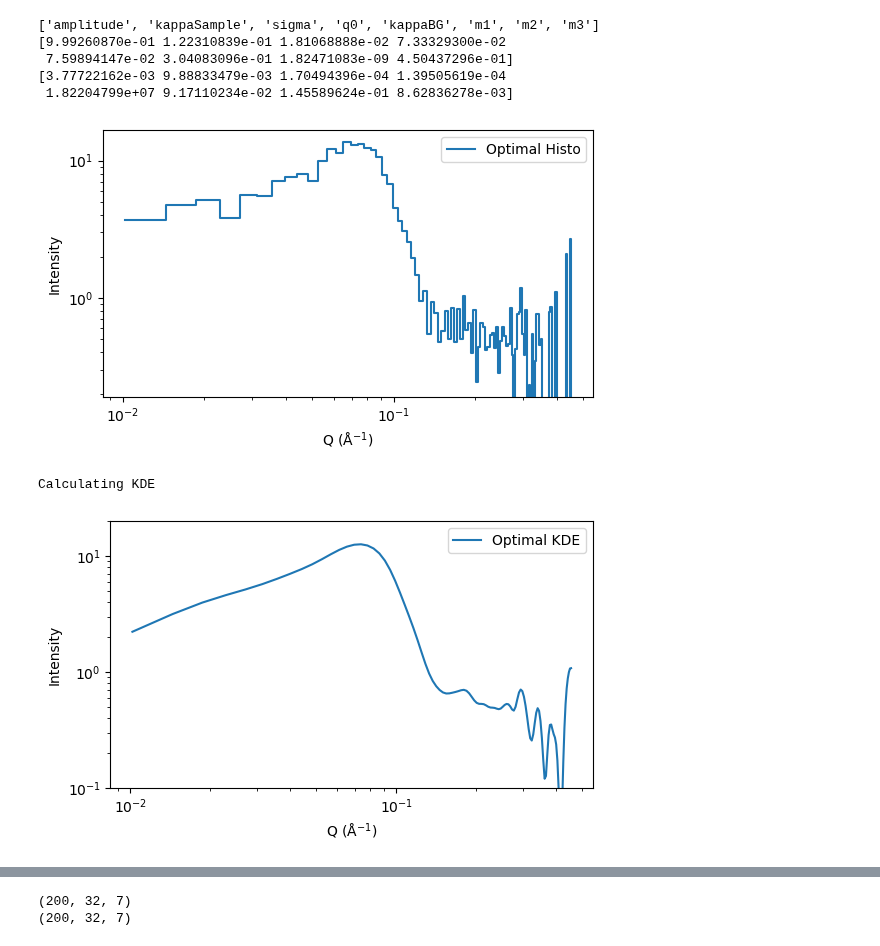
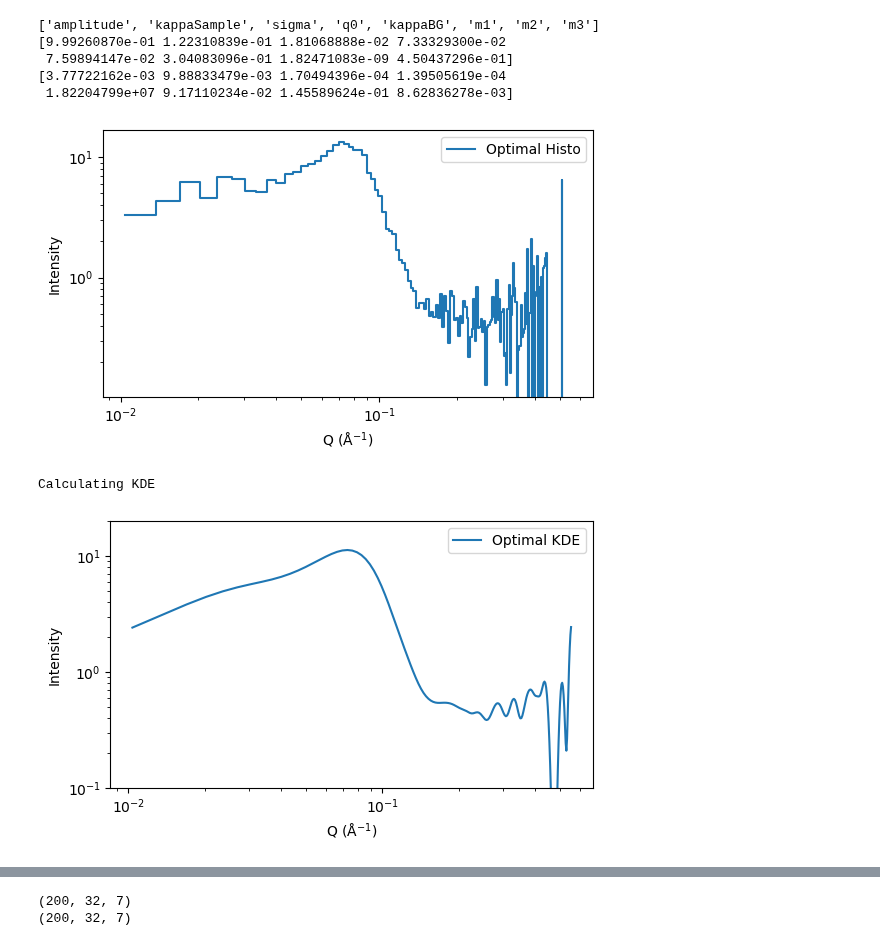
Before and after one commit to localoptimum/emtk, a Jupyter notebook: sans2d-testing.ipynb, the cells around one changed output, grey strips where cells are left out. Saved outputs shown, nothing was run; the diff lists cells and outputs as text; code cells hidden in the pictures.

```diff
--- a/sans2d-testing.ipynb
+++ b/sans2d-testing.ipynb
@@ -289,13 +293,13 @@ Least squares model function defined.
 [3.77722162e-03 9.88833479e-03 1.70494396e-04 1.39505619e-04
  1.82204799e+07 9.17110234e-02 1.45589624e-01 8.62836278e-03]
 # %%
-cpo = ema1.subsample(4000)
+cpo = ema1.subsample(8000)
 cpo.plot_histogram()
 cpo.plot_kde([0.1,20])
 # %% [output]
-[figure, old version]
+[figure, new version]
 Calculating KDE
-[figure, old version]
+[figure, new version]
 # %%
 # Build MCMC Models with API
 
```
Also changed, not shown: parts of 6 cells of this notebook.
